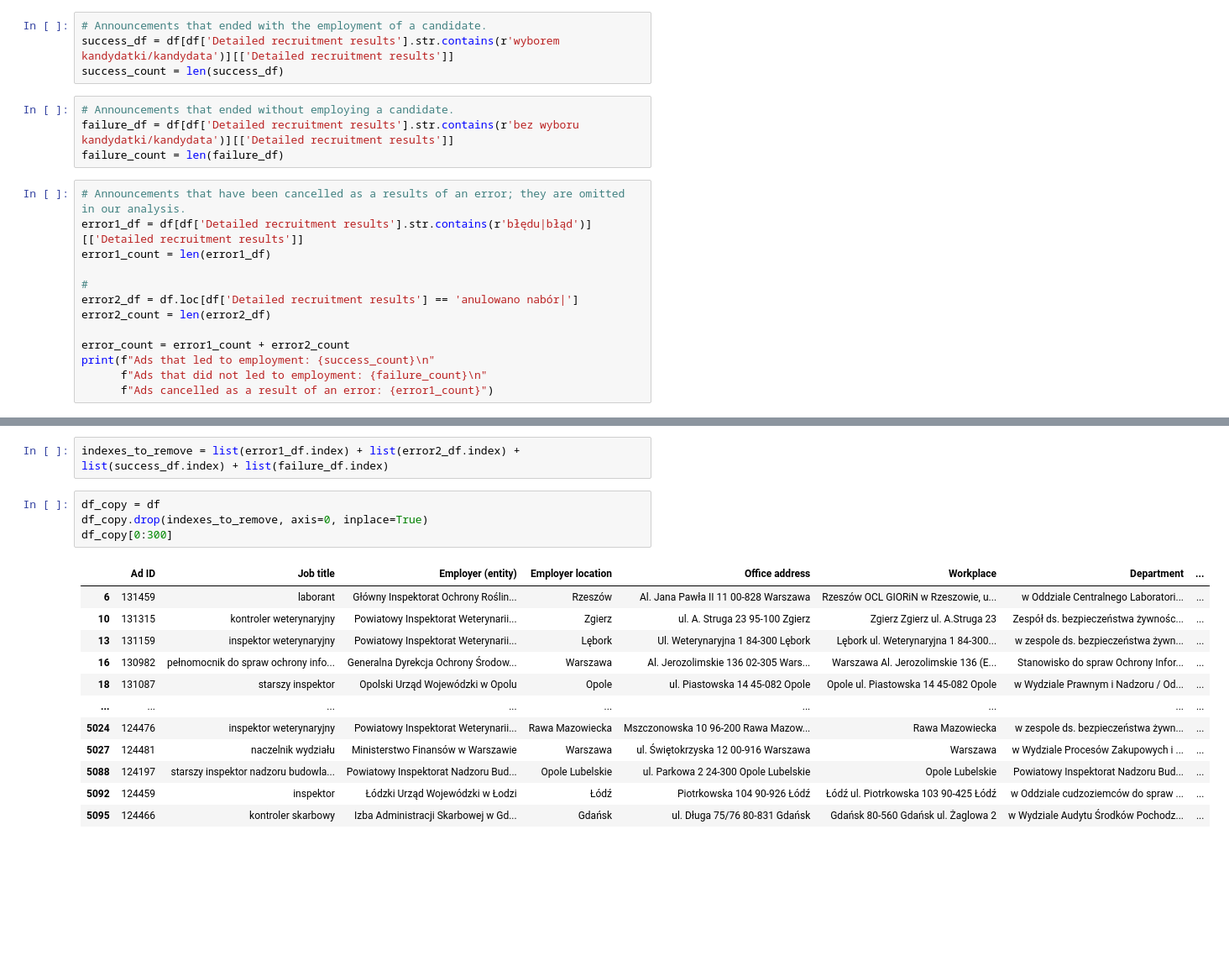
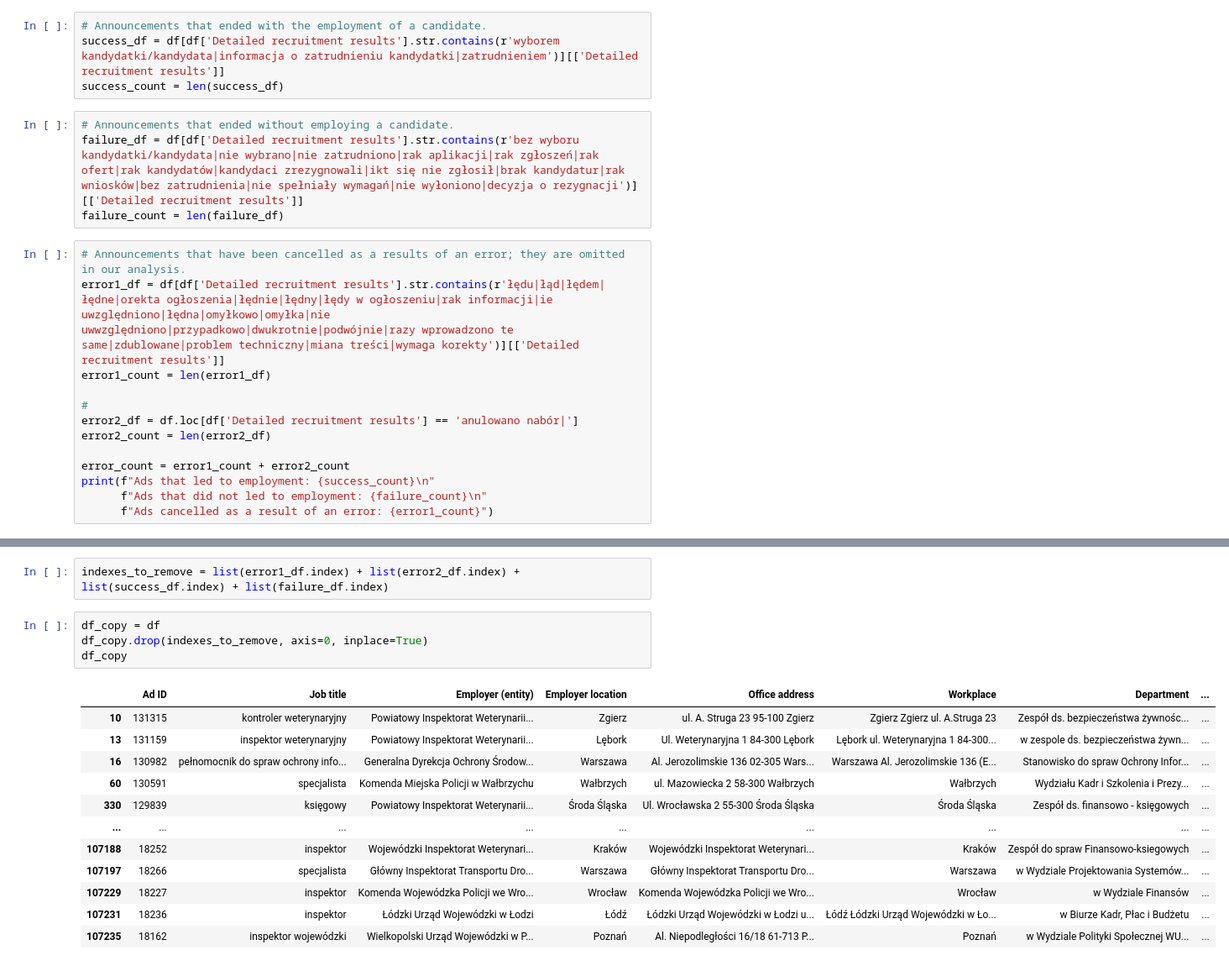
Before and after one commit to BERENZ/2024-mgr-sluzba-cywilna, a Jupyter notebook: Code/Data cleansing.ipynb, the cells around one changed output, grey strips where cells are left out. Shown: that part at 84% size. Cells and saved outputs as stored; diff of their text form; blank space fills up the shorter version.

Commit message:
Choosing ads of interest
Exploring data, dividing it into ads that led to an employment, ads that didn't, and ads canceled as a result of errors.

```diff
--- a/Code/Data cleansing.ipynb
+++ b/Code/Data cleansing.ipynb
@@ -98,15 +98,15 @@ print(count_netto)
 <span style="font-size:1.05em;">Exploring the frequency of different recruitment results.</span>
 # %%
 # Announcements that ended with the employment of a candidate.
-success_df = df[df['Detailed recruitment results'].str.contains(r'wyborem kandydatki/kandydata')][['Detailed recruitment results']]
+success_df = df[df['Detailed recruitment results'].str.contains(r'wyborem kandydatki/kandydata|informacja o zatrudnieniu kandydatki|zatrudnieniem')][['Detailed recruitment results']]
 success_count = len(success_df)
 # %%
 # Announcements that ended without employing a candidate.
-failure_df = df[df['Detailed recruitment results'].str.contains(r'bez wyboru kandydatki/kandydata')][['Detailed recruitment results']]
+failure_df = df[df['Detailed recruitment results'].str.contains(r'bez wyboru kandydatki/kandydata|nie wybrano|nie zatrudniono|rak aplikacji|rak zgłoszeń|rak ofert|rak kandydatów|kandydaci zrezygnowali|ikt się nie zgłosił|brak kandydatur|rak wniosków|bez zatrudnienia|nie spełniały wymagań|nie wyłoniono|decyzja o rezygnacji')][['Detailed recruitment results']]
 failure_count = len(failure_df)
 # %%
 # Announcements that have been cancelled as a results of an error; they are omitted in our analysis.
-error1_df = df[df['Detailed recruitment results'].str.contains(r'błędu|błąd')][['Detailed recruitment results']]
+error1_df = df[df['Detailed recruitment results'].str.contains(r'łędu|łąd|łędem|łędne|orekta ogłoszenia|łędnie|łędny|łędy w ogłoszeniu|rak informacji|ie uwzględniono|łędna|omyłkowo|omyłka|nie uwwzględniono|przypadkowo|dwukrotnie|podwójnie|razy wprowadzono te same|zdublowane|problem techniczny|miana treści|wymaga korekty')][['Detailed recruitment results']]
 error1_count = len(error1_df)
 
 #
@@ -126,17 +126,17 @@ indexes_to_remove = list(error1_df.index) + list(error2_df.index) + list(success
 # %%
 df_copy = df
 df_copy.drop(indexes_to_remove, axis=0, inplace=True)
-df_copy[0:300]
+df_copy
 # %% [output]
 |  | Ad ID | Job title | Employer (entity) | Employer location | Office address | Workplace | Department | ... |
-| 6 | 131459 | laborant | Główny Inspektorat Ochrony Roślin... | Rzeszów | Al. Jana Pawła II 11 00-828 Warszawa | Rzeszów OCL GIORiN w Rzeszowie, u... | w Oddziale Centralnego Laboratori... | ... |
 | 10 | 131315 | kontroler weterynaryjny | Powiatowy Inspektorat Weterynarii... | Zgierz | ul. A. Struga 23 95-100 Zgierz | Zgierz Zgierz ul. A.Struga 23 | Zespół ds. bezpieczeństwa żywnośc... | ... |
 | 13 | 131159 | inspektor weterynaryjny | Powiatowy Inspektorat Weterynarii... | Lębork | Ul. Weterynaryjna 1 84-300 Lębork | Lębork ul. Weterynaryjna 1 84-300... | w zespole ds. bezpieczeństwa żywn... | ... |
 | 16 | 130982 | pełnomocnik do spraw ochrony info... | Generalna Dyrekcja Ochrony Środow... | Warszawa | Al. Jerozolimskie 136 02-305 Wars... | Warszawa Al. Jerozolimskie 136 (E... | Stanowisko do spraw Ochrony Infor... | ... |
-| 18 | 131087 | starszy inspektor | Opolski Urząd Wojewódzki w Opolu | Opole | ul. Piastowska 14 45-082 Opole | Opole ul. Piastowska 14 45-082 Opole | w Wydziale Prawnym i Nadzoru / Od... | ... |
+| 60 | 130591 | specjalista | Komenda Miejska Policji w Wałbrzychu | Wałbrzych | ul. Mazowiecka 2 58-300 Wałbrzych | Wałbrzych | Wydziału Kadr i Szkolenia i Prezy... | ... |
+| 330 | 129839 | księgowy | Powiatowy Inspektorat Weterynarii... | Środa Śląska | Ul. Wrocławska 2 55-300 Środa Śląska | Środa Śląska | Zespół ds. finansowo - księgowych | ... |
 | ... | ... | ... | ... | ... | ... | ... | ... | ... |
-| 5024 | 124476 | inspektor weterynaryjny | Powiatowy Inspektorat Weterynarii... | Rawa Mazowiecka | Mszczonowska 10 96-200 Rawa Mazow... | Rawa Mazowiecka | w zespole ds. bezpieczeństwa żywn... | ... |
-| 5027 | 124481 | naczelnik wydziału | Ministerstwo Finansów w Warszawie | Warszawa | ul. Świętokrzyska 12 00-916 Warszawa | Warszawa | w Wydziale Procesów Zakupowych i ... | ... |
-| 5088 | 124197 | starszy inspektor nadzoru budowla... | Powiatowy Inspektorat Nadzoru Bud... | Opole Lubelskie | ul. Parkowa 2 24-300 Opole Lubelskie | Opole Lubelskie | Powiatowy Inspektorat Nadzoru Bud... | ... |
-| 5092 | 124459 | inspektor | Łódzki Urząd Wojewódzki w Łodzi | Łódź | Piotrkowska 104 90-926 Łódź | Łódź ul. Piotrkowska 103 90-425 Łódź | w Oddziale cudzoziemców do spraw ... | ... |
-| 5095 | 124466 | kontroler skarbowy | Izba Administracji Skarbowej w Gd... | Gdańsk | ul. Długa 75/76 80-831 Gdańsk | Gdańsk 80-560 Gdańsk ul. Żaglowa 2 | w Wydziale Audytu Środków Pochodz... | ... |
+| 107188 | 18252 | inspektor | Wojewódzki Inspektorat Weterynari... | Kraków | Wojewódzki Inspektorat Weterynari... | Kraków | Zespół do spraw Finansowo-ksiegowych | ... |
+| 107197 | 18266 | specjalista | Główny Inspektorat Transportu Dro... | Warszawa | Główny Inspektorat Transportu Dro... | Warszawa | w Wydziale Projektowania Systemów... | ... |
+| 107229 | 18227 | inspektor | Komenda Wojewódzka Policji we Wro... | Wrocław | Komenda Wojewódzka Policji we Wro... | Wrocław | w Wydziale Finansów | ... |
+| 107231 | 18236 | inspektor | Łódzki Urząd Wojewódzki w Łodzi | Łódź | Łódzki Urząd Wojewódzki w Łodzi u... | Łódź Łódzki Urząd Wojewódzki w Ło... | w Biurze Kadr, Płac i Budżetu | ... |
+| 107235 | 18162 | inspektor wojewódzki | Wielkopolski Urząd Wojewódzki w P... | Poznań | Al. Niepodległości 16/18 61-713 P... | Poznań | w Wydziale Polityki Społecznej WU... | ... |
```
Also changed, not shown: parts of 6 cells of this notebook.
